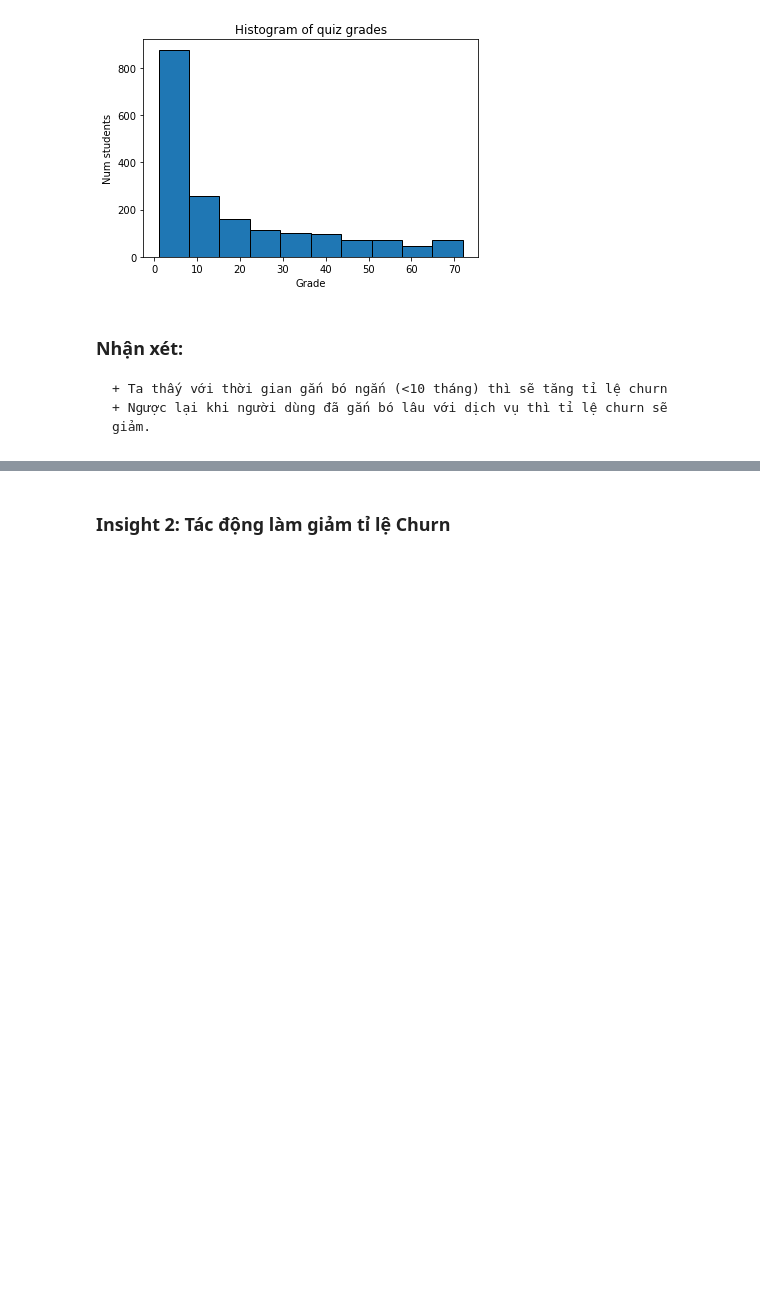
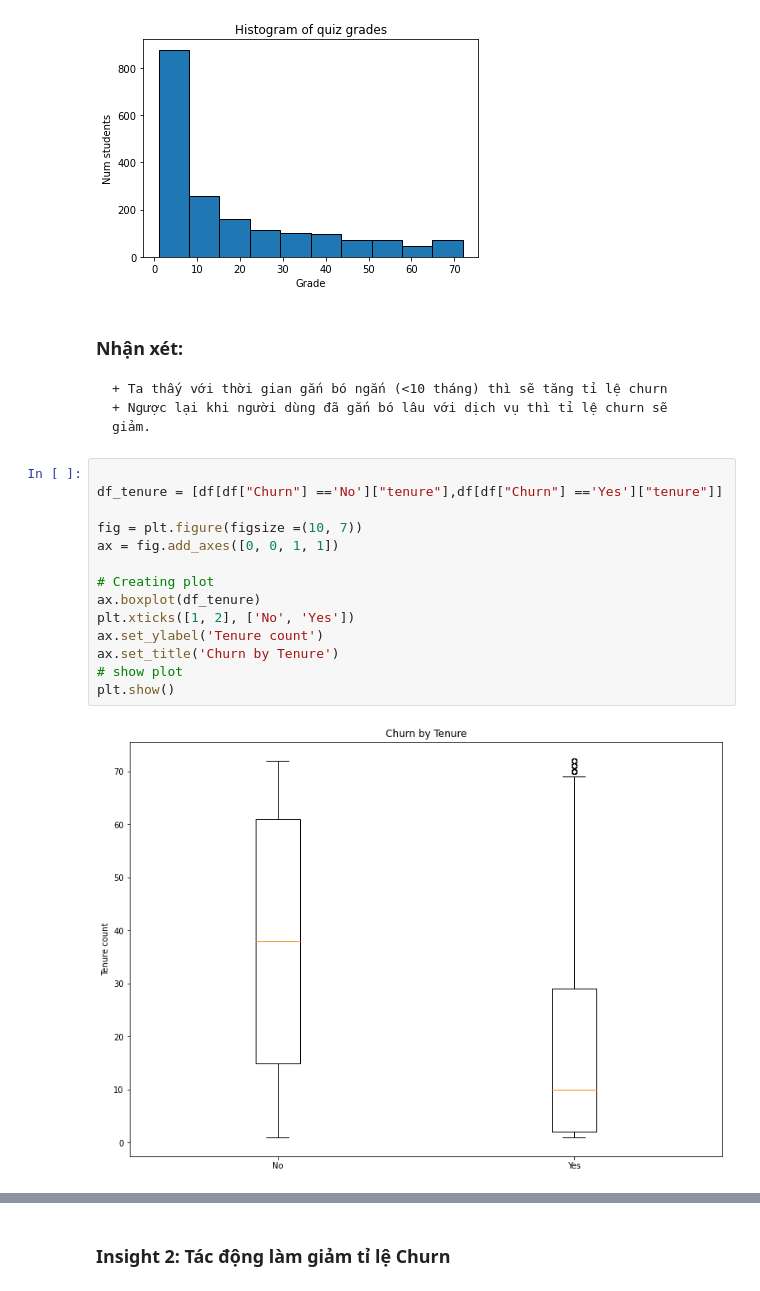
Before and after one commit to ptbminh1108/p4ds_lab_3, a Jupyter notebook: Telco_Customer_Churn.ipynb, the cells around one changed output, grey strips where cells are left out. Cells and saved outputs as stored; diff of their text form; blank space fills up the shorter version.

Commit message:
add candle churn by tenure

```diff
--- a/Telco_Customer_Churn.ipynb
+++ b/Telco_Customer_Churn.ipynb
@@ -168,3 +168,19 @@ plt.ylabel('Num students');
 ### Nhận xét:
     + Ta thấy với thời gian gắn bó ngắn (<10 tháng) thì sẽ tăng tỉ lệ churn
     + Ngược lại khi người dùng đã gắn bó lâu với dịch vụ thì tỉ lệ churn sẽ giảm.
+# %%
+
+df_tenure = [df[df["Churn"] =='No']["tenure"],df[df["Churn"] =='Yes']["tenure"]]
+
+fig = plt.figure(figsize =(10, 7))
+ax = fig.add_axes([0, 0, 1, 1])
+
+# Creating plot
+ax.boxplot(df_tenure)
+plt.xticks([1, 2], ['No', 'Yes'])
+ax.set_ylabel('Tenure count')
+ax.set_title('Churn by Tenure')
+# show plot
+plt.show()
+# %% [output]
+[figure, added]
```
Also changed, not shown: parts of 2 cells of this notebook.
